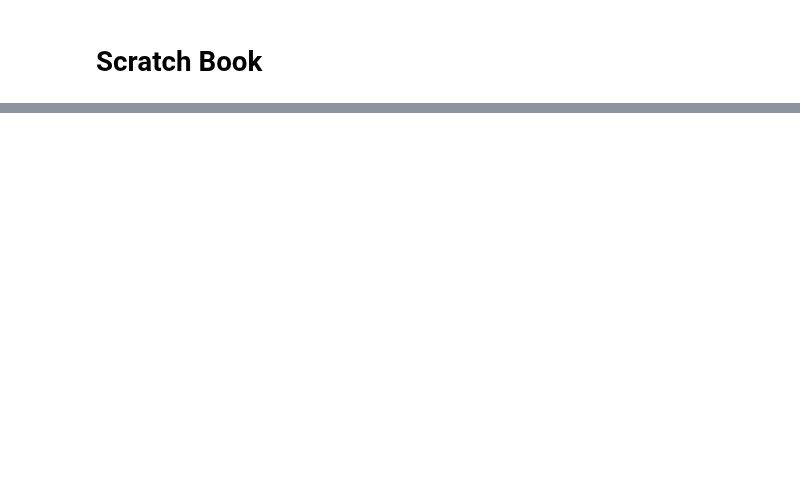
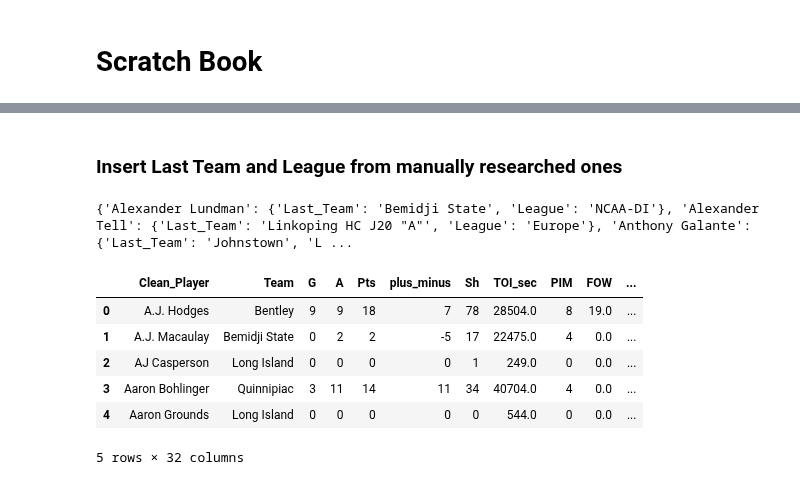
Before and after one commit to JSmith1826/college_hockey_2526, a Jupyter notebook: workbook/scratch_book.ipynb, the cells around one changed output, grey strips where cells are left out. Saved outputs shown, nothing was run; the diff lists cells and outputs as text; code cells hidden in the pictures; blank space fills up the shorter version.

```diff
--- a/workbook/scratch_book.ipynb
+++ b/workbook/scratch_book.ipynb
@@ -2,0 +153,14 @@
+# %%
+### Roster Modifications to make up for incomplete data ###
+
+### Replace bad values in State_Province column
+state_province_corrections = {"Okla.": "Oklahoma", "D.C": "District of Columbia"
+}
+# Apply state/province corrections
+roster_df["State_Province"] = roster_df["State_Province"].replace(state_province_corrections)
+
+### Replace country abbreviations with full country names
+country_corrections = {"CYM": "Cayman Islands", "JPN": "Japan", "RUS": "Russia"
+}
+# Apply country corrections
+roster_df["Country"] = roster_df["Country"].replace(country_corrections)
@@ -2,0 +206,40 @@
+# %% [markdown]
+### Insert Last Team and League from manually researched ones
+# %%
+## Load csv file with player origins needed in corrections
+corrections_file = roster_folder / "2024_25_player_origin_corrections.csv"
+corrections_df = pd.read_csv(corrections_file)
+
+corrections_df.head()
+
+# Use Clean_Player as key, create dictionary with Last_Team and League
+corrections = {}
+for index, row in corrections_df.iterrows():
+    corrections[row['Clean_Player']] = {
+        'Last_Team': row['Last Team'],
+        'League': row['League']
+    }
+
+print(corrections)
+
+## Apply corrections to roster_df
+def apply_corrections(row):
+    player_name = row['Clean_Player']
+    if player_name in corrections:
+        row['Last Team'] = corrections[player_name]['Last_Team']
+        row['League'] = corrections[player_name]['League']
+    return row
+
+merged_df = merged_df.apply(apply_corrections, axis=1)
+# %% [output]
+{'Alexander Lundman': {'Last_Team': 'Bemidji State', 'League': 'NCAA-DI'}, 'Alexander Tell': {'Last_Team': 'Linkoping HC J20 "A"', 'League': 'Europe'}, 'Anthony Galante': {'Last_Team': 'Johnstown', 'L ...
+# %%
+merged_df.head()
+# %% [output]
+|  | Clean_Player | Team | G | A | Pts | plus_minus | Sh | TOI_sec | PIM | FOW | ... |
+| 0 | A.J. Hodges | Bentley | 9 | 9 | 18 | 7 | 78 | 28504.0 | 8 | 19.0 | ... |
+| 1 | A.J. Macaulay | Bemidji State | 0 | 2 | 2 | -5 | 17 | 22475.0 | 4 | 0.0 | ... |
+| 2 | AJ Casperson | Long Island | 0 | 0 | 0 | 0 | 1 | 249.0 | 0 | 0.0 | ... |
+| 3 | Aaron Bohlinger | Quinnipiac | 3 | 11 | 14 | 11 | 34 | 40704.0 | 4 | 0.0 | ... |
+| 4 | Aaron Grounds | Long Island | 0 | 0 | 0 | 0 | 0 | 544.0 | 0 | 0.0 | ... |
+5 rows × 32 columns
```
Also changed, not shown: parts of 16 cells of this notebook, 10 other files.
